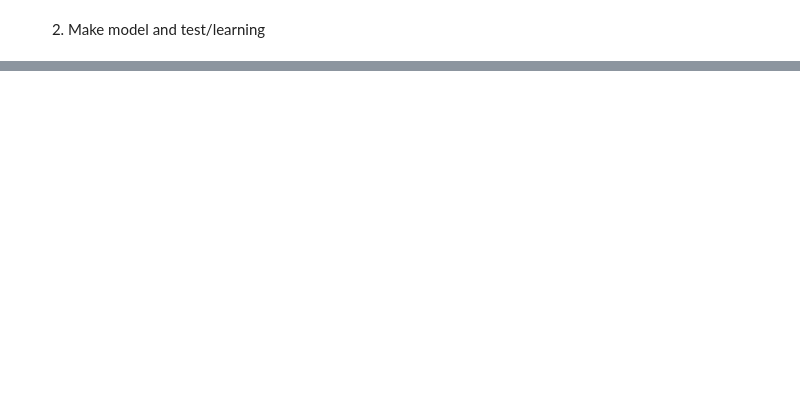
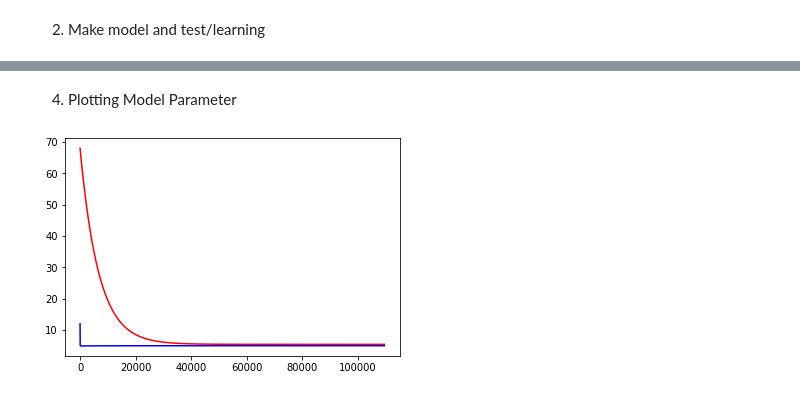
Before and after one commit to sonhs99/MachineLearning, a Jupyter notebook: Assignment01.ipynb, the cells around one changed output, grey strips where cells are left out. Cells and saved outputs as stored; diff of their text form; code cells hidden in the pictures; blank space fills up the shorter version.

```diff
--- a/Assignment01.ipynb
+++ b/Assignment01.ipynb
@@ -68,0 +68,9 @@ plt.show()
+# %% [markdown]
+4. Plotting Model Parameter
+# %%
+plt.plot([x for x in range(1, len(theta_b) + 1)], theta_b, 'r')
+plt.plot([x for x in range(1, len(theta_a) + 1)], theta_a, 'b')
+
+plt.show()
+# %% [output]
+[figure, added]
```
Also changed, not shown: parts of 6 cells of this notebook.
